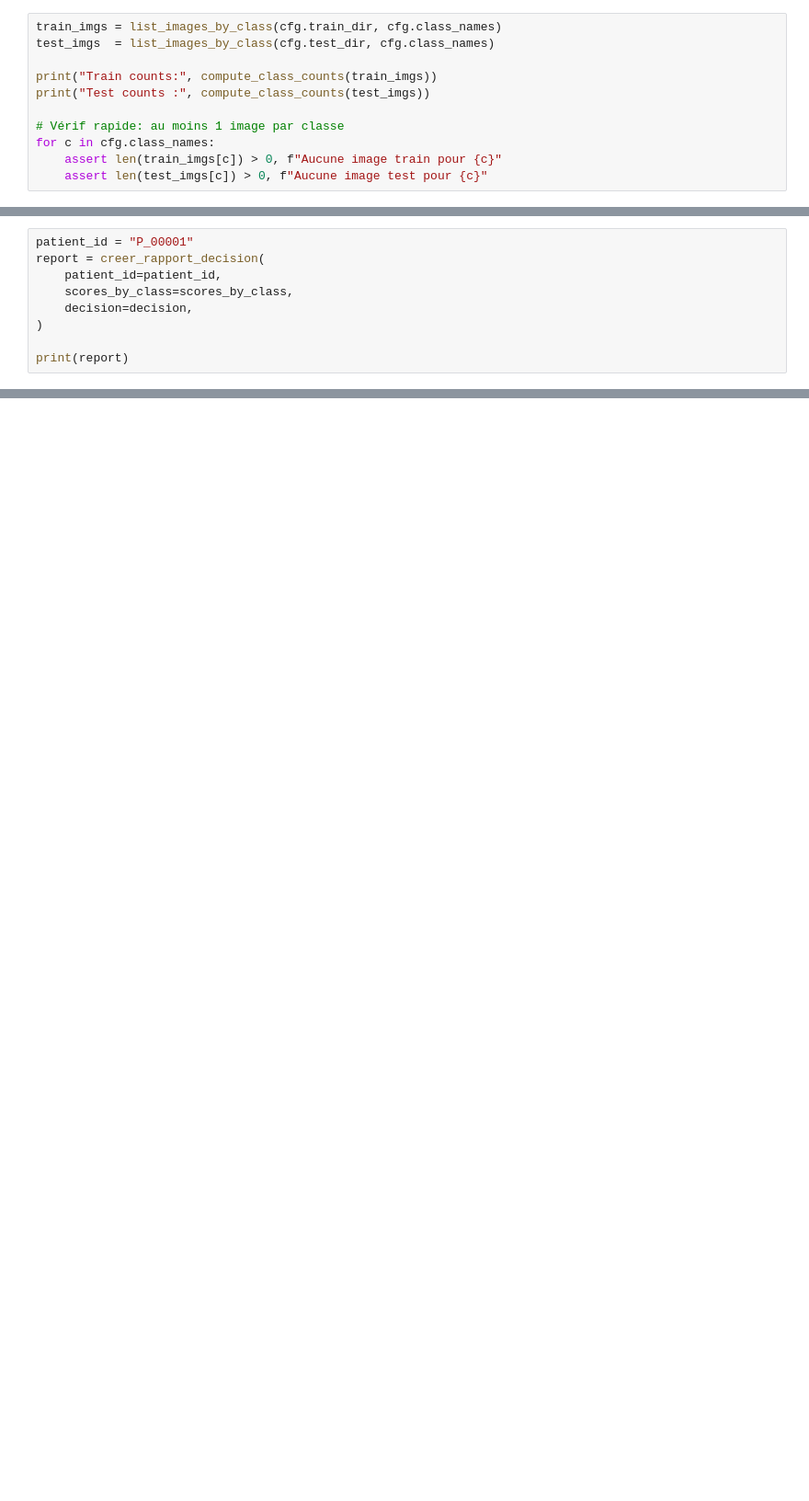
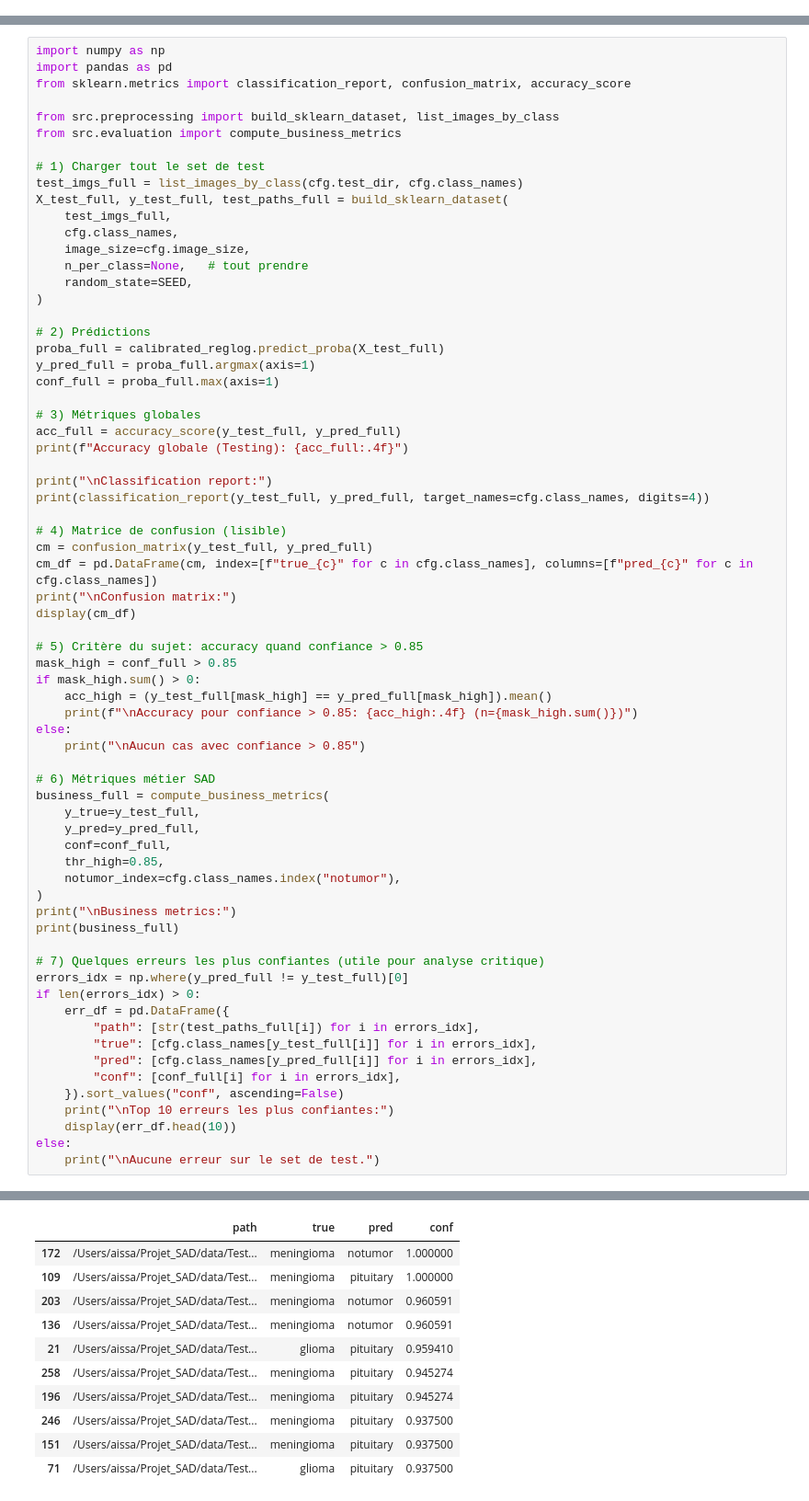
Before and after one commit to YannRenvoise/Projet_SAD, a Jupyter notebook: notebooks/SAD_brain_tumor.ipynb, the cells around one changed output, grey strips where cells are left out. Shown at 92% size. Saved outputs shown, nothing was run; the diff lists cells and outputs as text; blank space fills up the shorter version.

Commit message:
feat: complete SAD pipeline, notebook, and clinical reporting deliverables

```diff
--- a/notebooks/SAD_brain_tumor.ipynb
+++ b/notebooks/SAD_brain_tumor.ipynb
@@ -45,11 +85,0 @@ print("Classes:", cfg.class_names)
-# %%
-train_imgs = list_images_by_class(cfg.train_dir, cfg.class_names)
-test_imgs  = list_images_by_class(cfg.test_dir, cfg.class_names)
-
-print("Train counts:", compute_class_counts(train_imgs))
-print("Test counts :", compute_class_counts(test_imgs))
-
-# Vérif rapide: au moins 1 image par classe
-for c in cfg.class_names:
-    assert len(train_imgs[c]) > 0, f"Aucune image train pour {c}"
-    assert len(test_imgs[c]) > 0, f"Aucune image test pour {c}"
@@ -132,9 +85,0 @@ print("Decision:", decision)
-# %%
-patient_id = "P_00001"
-report = creer_rapport_decision(
-    patient_id=patient_id,
-    scores_by_class=scores_by_class,
-    decision=decision,
-)
-
-print(report)
@@ -186,0 +404,69 @@ print(report)
+# %%
+import numpy as np
+import pandas as pd
+from sklearn.metrics import classification_report, confusion_matrix, accuracy_score
+
+from src.preprocessing import build_sklearn_dataset, list_images_by_class
+from src.evaluation import compute_business_metrics
+
+# 1) Charger tout le set de test
+test_imgs_full = list_images_by_class(cfg.test_dir, cfg.class_names)
+X_test_full, y_test_full, test_paths_full = build_sklearn_dataset(
+    test_imgs_full,
+    cfg.class_names,
+    image_size=cfg.image_size,
+    n_per_class=None,   # tout prendre
+    random_state=SEED,
+)
+
+# 2) Prédictions
+proba_full = calibrated_reglog.predict_proba(X_test_full)
+y_pred_full = proba_full.argmax(axis=1)
+conf_full = proba_full.max(axis=1)
+
+# 3) Métriques globales
+acc_full = accuracy_score(y_test_full, y_pred_full)
+print(f"Accuracy globale (Testing): {acc_full:.4f}")
+
+print("\nClassification report:")
+print(classification_report(y_test_full, y_pred_full, target_names=cfg.class_names, digits=4))
+
+# 4) Matrice de confusion (lisible)
+cm = confusion_matrix(y_test_full, y_pred_full)
+cm_df = pd.DataFrame(cm, index=[f"true_{c}" for c in cfg.class_names], columns=[f"pred_{c}" for c in cfg.class_names])
+print("\nConfusion matrix:")
+display(cm_df)
+
+# 5) Critère du sujet: accuracy quand confiance > 0.85
+mask_high = conf_full > 0.85
+if mask_high.sum() > 0:
+    acc_high = (y_test_full[mask_high] == y_pred_full[mask_high]).mean()
+    print(f"\nAccuracy pour confiance > 0.85: {acc_high:.4f} (n={mask_high.sum()})")
+else:
+    print("\nAucun cas avec confiance > 0.85")
+
+# 6) Métriques métier SAD
+business_full = compute_business_metrics(
+    y_true=y_test_full,
+    y_pred=y_pred_full,
+    conf=conf_full,
+    thr_high=0.85,
+    notumor_index=cfg.class_names.index("notumor"),
+)
+print("\nBusiness metrics:")
+print(business_full)
+
+# 7) Quelques erreurs les plus confiantes (utile pour analyse critique)
+errors_idx = np.where(y_pred_full != y_test_full)[0]
+if len(errors_idx) > 0:
+    err_df = pd.DataFrame({
+        "path": [str(test_paths_full[i]) for i in errors_idx],
+        "true": [cfg.class_names[y_test_full[i]] for i in errors_idx],
+        "pred": [cfg.class_names[y_pred_full[i]] for i in errors_idx],
+        "conf": [conf_full[i] for i in errors_idx],
+    }).sort_values("conf", ascending=False)
+    print("\nTop 10 erreurs les plus confiantes:")
+    display(err_df.head(10))
+else:
+    print("\nAucune erreur sur le set de test.")
+# %% [output]
@@ -186,0 +500,11 @@ print(report)
+|  | path | true | pred | conf |
+| 172 | /Users/aissa/Projet_SAD/data/Test... | meningioma | notumor | 1.000000 |
+| 109 | /Users/aissa/Projet_SAD/data/Test... | meningioma | pituitary | 1.000000 |
+| 203 | /Users/aissa/Projet_SAD/data/Test... | meningioma | notumor | 0.960591 |
+| 136 | /Users/aissa/Projet_SAD/data/Test... | meningioma | notumor | 0.960591 |
+| 21 | /Users/aissa/Projet_SAD/data/Test... | glioma | pituitary | 0.959410 |
+| 258 | /Users/aissa/Projet_SAD/data/Test... | meningioma | pituitary | 0.945274 |
+| 196 | /Users/aissa/Projet_SAD/data/Test... | meningioma | pituitary | 0.945274 |
+| 246 | /Users/aissa/Projet_SAD/data/Test... | meningioma | pituitary | 0.937500 |
+| 151 | /Users/aissa/Projet_SAD/data/Test... | meningioma | pituitary | 0.937500 |
+| 71 | /Users/aissa/Projet_SAD/data/Test... | glioma | pituitary | 0.937500 |
```
Also changed, not shown: parts of 31 cells of this notebook, 9 other files.
